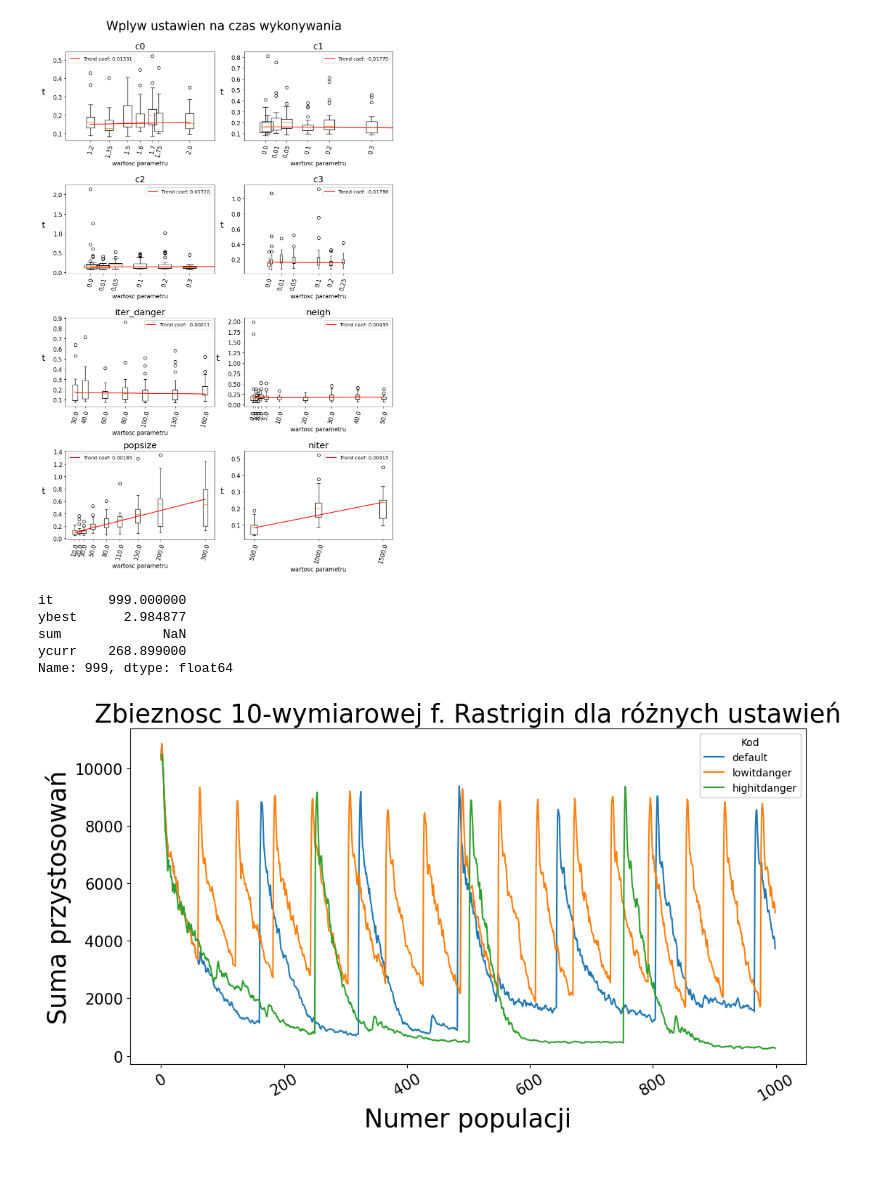
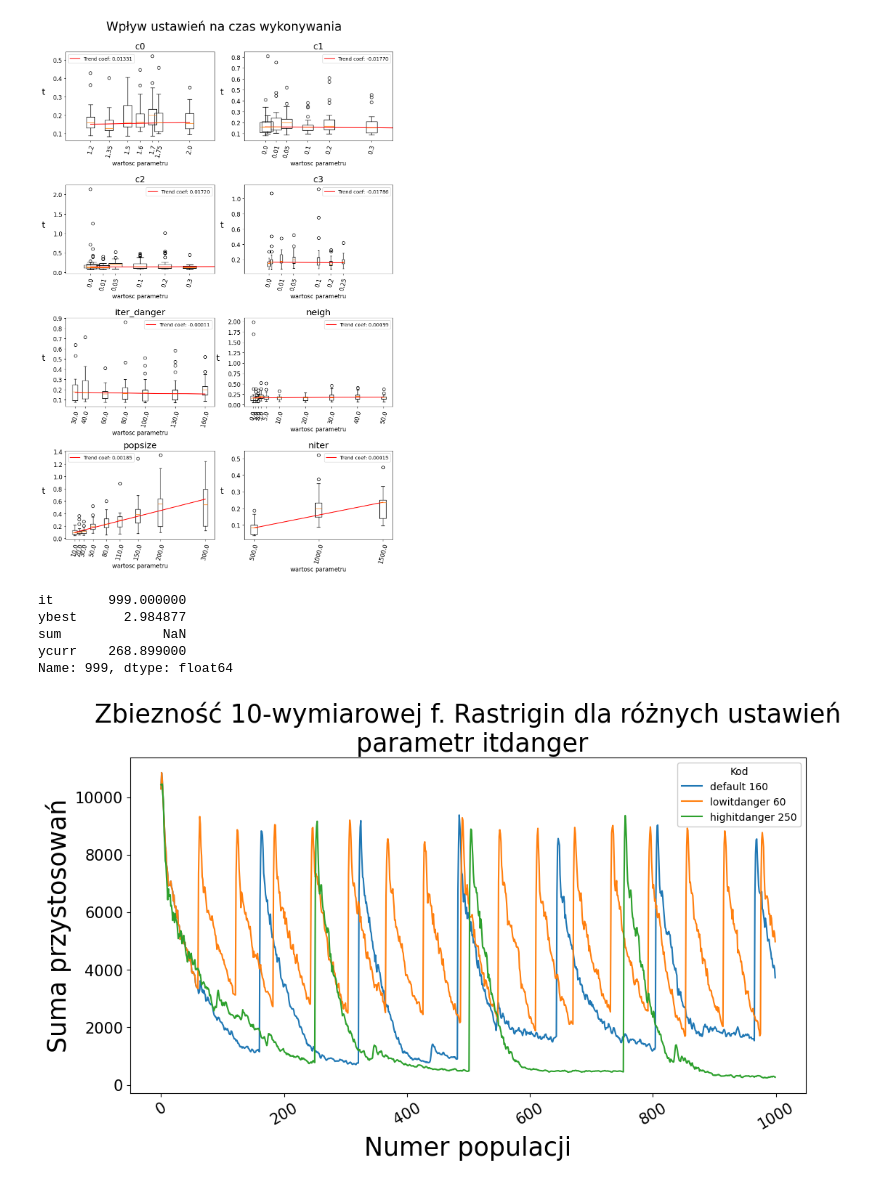
Before and after one commit to isso1550/MSWIO_24Z, a Jupyter notebook: cw10/analiza.ipynb, the cells around one changed output. Cells and saved outputs as stored; diff of their text form; code cells hidden in the pictures.

```diff
--- a/cw10/analiza.ipynb
+++ b/cw10/analiza.ipynb
@@ -188,42 +188,43 @@ def load_log(filename):
         df['it'] = [x[0] for x in s if x != None]
         df['ybest'] = [x[1] for x in s if x != None]
         df['ycurr'] = [x[2] for x in s if x != None]
         df.drop(df.tail(1).index,inplace=True)
         df = df.astype(float)
     return df
 
-
-filename = "./CW 9 - EA_OPT/log.txt"
 funcname = 'Rastrigin'
 n=10
 fig = plt.figure(figsize=(12,6))
 step = 1
 
-lognames = ['default','lowc0','highc0','lowc1','highc1','lowc2','highc2','lowc3','highc3','lowitdanger','highitdanger']
-lognames = ['default','lowc0','highc0']
-lognames = ['default','lowc1','highc1']
-lognames = ['default','lowc2','highc2']
-lognames = ['default','lowc3','highc3']
-lognames = ['default','lowitdanger','highitdanger']
-labels = lognames
+lognames = ['default','lowc0','highc0 1.95','lowc1','highc1 0.1','lowc2','highc2 0.4','lowc3','highc3 0.35','lowitdanger','highitdanger 250']
+labels = ['default 1.7','lowc0 1.2','highc0 1.95']
+#labels = ['default 0.1','lowc1 0.05','highc1 0.1']
+#labels = ['default 0.1','lowc2 0.01','highc2 0.4']
+#labels = ['default 0.1','lowc3 0.01','highc3 0.35']
+labels = ['default 160','lowitdanger 60','highitdanger 250']
+
+lognames = [x.split(' ')[0] for x in labels]
+param = labels[1].split(' ')[0].split('low')[1]
 for logname,label in zip(lognames, labels):
     #plt.plot(df.iloc[::step]['it'], df.iloc[::step]['ybest'],label='ybest')
     df = load_log(f'./CW 10 PSO_OPT/results/logs/log_{logname}.txt')
     plt.plot(df.iloc[::step]['it'], df.iloc[::step]['ycurr'],label=label)
-    plt.title(f'Zbieznosc {n}-wymiarowej f. {funcname} dla różnych ustawień', fontsize = 25)
+    plt.title(f'Zbiezność {n}-wymiarowej f. {funcname} dla różnych ustawień\n parametr {param}', fontsize = 25)
     plt.xlabel('Numer populacji', fontsize=25)
     plt.ylabel('Suma przystosowań', fontsize=25)
     plt.xticks(fontsize=15, rotation = 30)
     plt.yticks(fontsize=15)
 
 plt.legend(title="Kod", framealpha=1)
 print(df.loc[len(df)-1])
-fig.savefig('./plots/conv.png',bbox_inches='tight')
+fig.savefig(f'./plots/{param}conv.png',bbox_inches='tight')
+
 plt.show()
 # %% [output]
 it       999.000000
 ybest      2.984877
 sum             NaN
 ycurr    268.899000
 Name: 999, dtype: float64
-[figure, old version]
+[figure, new version]
```
Also changed, not shown: parts of 8 cells of this notebook, 17 other files.
